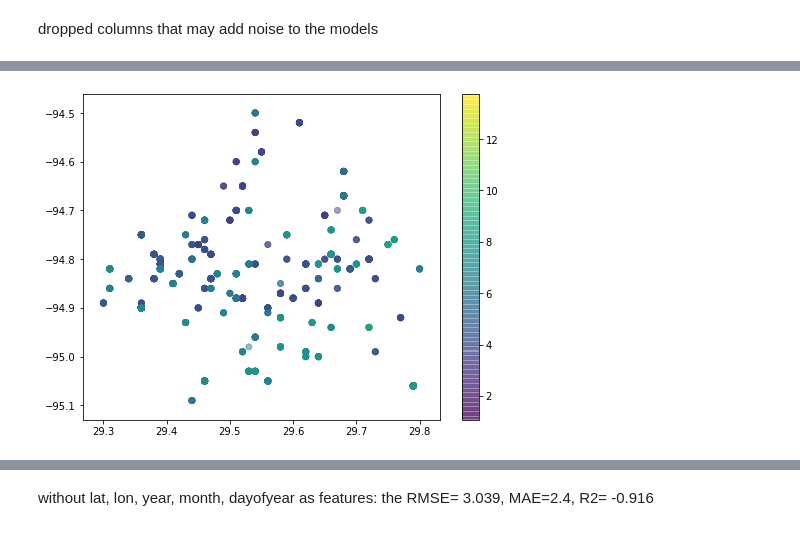
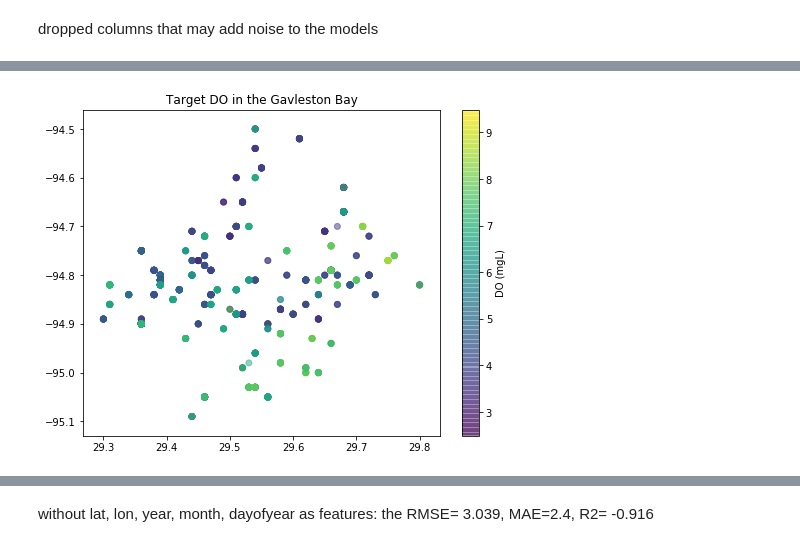
Before and after one commit to inmang13/ESDA_FinalProj_GalvestonBay, a Jupyter notebook: sample_model_eval.ipynb, the cells around one changed output, grey strips where cells are left out. Drawn from its saved outputs; the diff is of its cells as text; code cells hidden in the pictures.

```diff
--- a/sample_model_eval.ipynb
+++ b/sample_model_eval.ipynb
@@ -73,11 +74,12 @@ y.describe()
 # %%
 #explore locations of target points
 plt.figure(figsize=(8, 6))
-plt.scatter(X['lat'], X['lon'], c=y['ground_obs'], cmap='viridis',alpha=0.5)
-plt.colorbar()
+plt.scatter(X_og[' lat'], X_og[' lon'], c=y['ground_obs'], cmap='viridis',alpha=0.5)
+plt.colorbar(label= 'DO (mgL)')
+plt.title('Target DO in the Gavleston Bay')
 plt.show()
 # %% [output]
-[figure, old version]
+[figure, new version]
 # %%
 # #plot heatmap
 # corr = np.corrcoef(X, rowvar=False)
```
Also changed, not shown: parts of 66 cells of this notebook, 1 other file.
